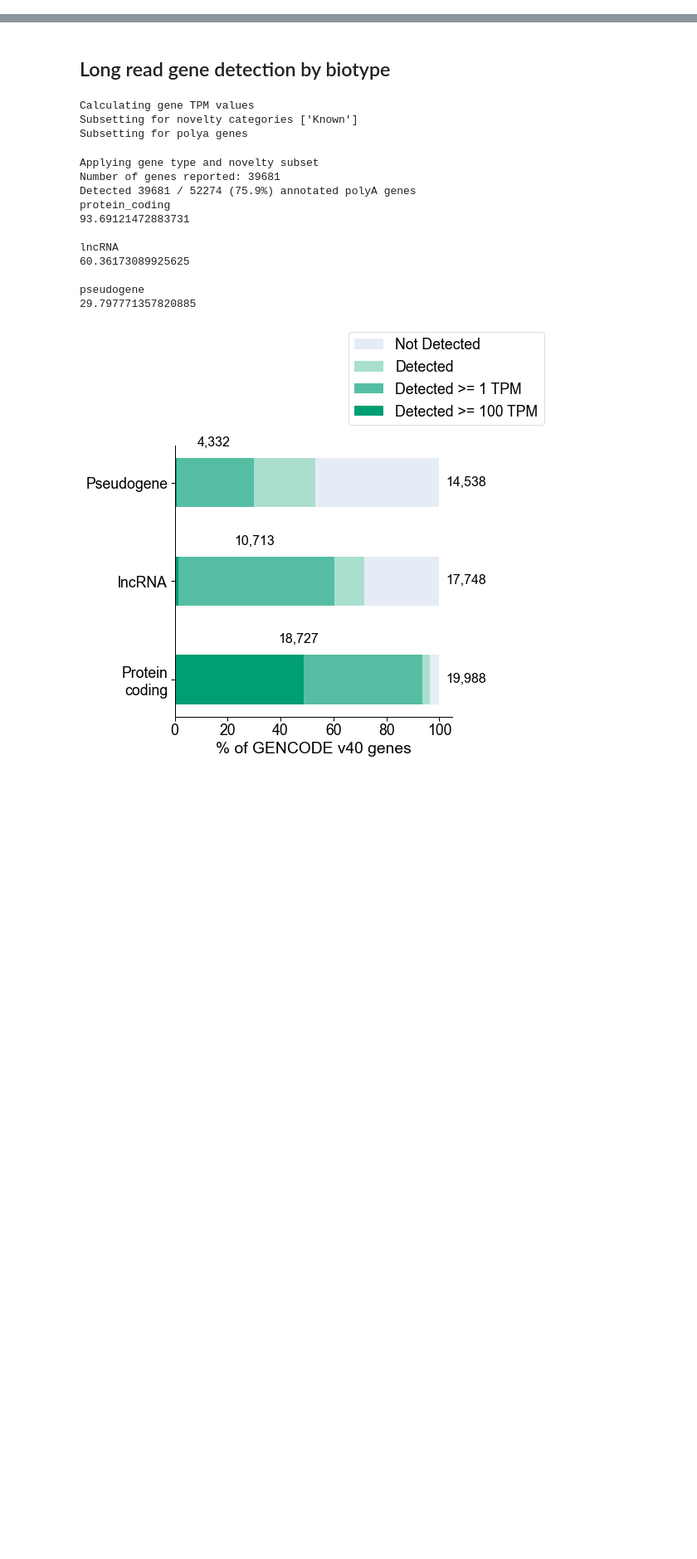
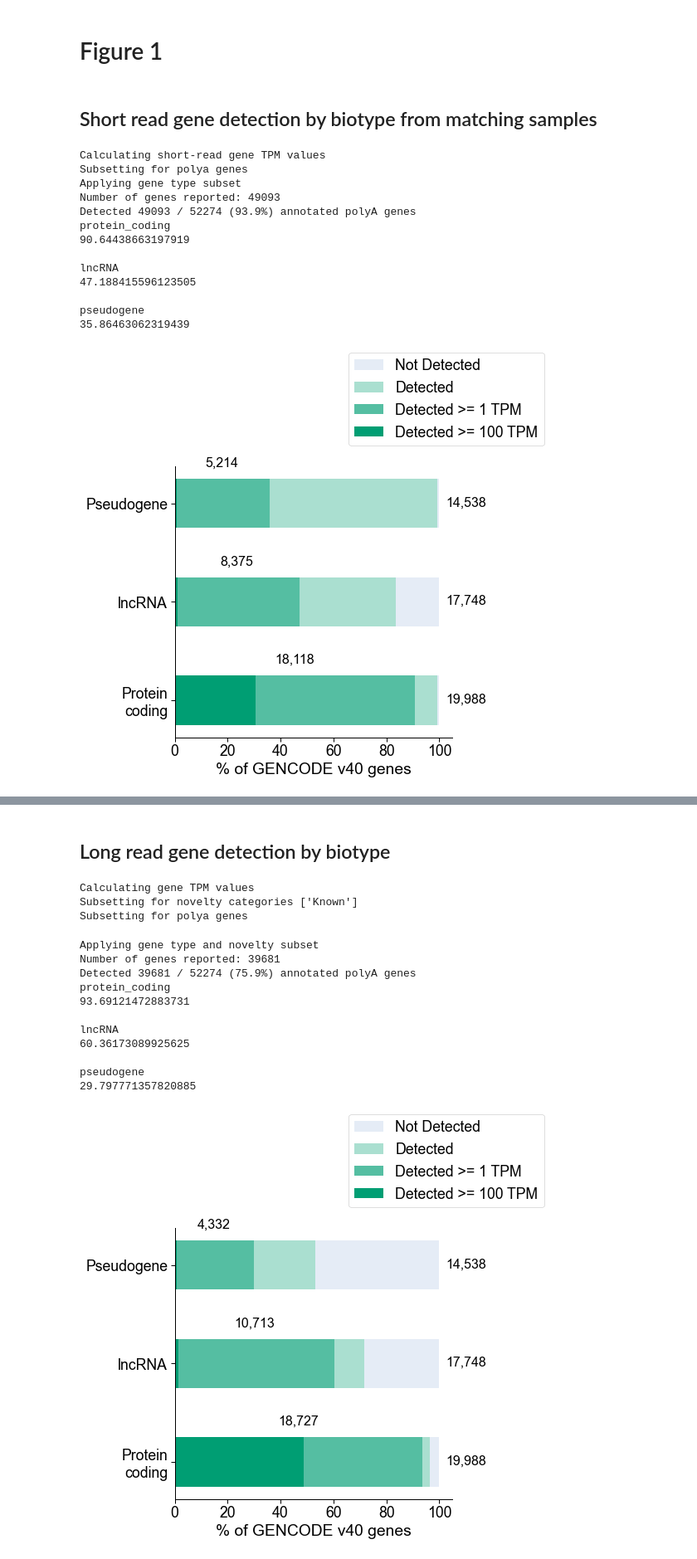
Before and after one commit to fairliereese/paper_rnawg, a Jupyter notebook: figures/fig1/fig1.ipynb, the cells around one changed output, grey strips where cells are left out. Shown at 83% size. Saved outputs shown, nothing was run; the diff lists cells and outputs as text; code cells hidden in the pictures; blank space fills up the shorter version.

```diff
--- a/figures/fig1/fig1.ipynb
+++ b/figures/fig1/fig1.ipynb
@@ -27,6 +27,8 @@ read_annot = '../'+expand(config['data']['read_annot'], species='human')[0]
 t_metadata = '../'+expand(config['ref']['cerberus']['t_info'], species='human')[0]
 lib_meta = '../'+expand(config['data']['meta'], species='human')[0]
 swan_file = '../'+expand(config['data']['sg'], species='human')[0]
+
+sr_ab = '../'+config['sr']['ab']
 
 
 ver = 'v40_cerberus'
@@ -36,3 +38,38 @@ obs_col = 'sample'
 go_gene_subset = 'protein_coding'
 
 m_lib_meta = '../'+expand(config['data']['meta'], species='mouse')[0]
+m_ab = '../'+expand(config['data']['ab'], species='mouse')[0]
+m_read_annot = '../'+expand(config['data']['read_annot'], species='mouse')[0]
+m_t_metadata = '../'+expand(config['ref']['cerberus']['t_info'], species='mouse')[0]
+m_swan_file = '../'+expand(config['data']['sg'], species='mouse')[0]
+
+
+
+
+mouse_ver = 'vM25_cerberus'
+# %% [markdown]
+# Figure 1
+# %% [markdown]
+## Short read gene detection by biotype from matching samples
+# %%
+df = pd.read_csv(sr_ab, sep='\t')
+plot_gene_det_by_biotype_tpm(df,
+                             how='sr',
+                             ver=ver,
+                             sample='lr_match',
+                             opref='figures/sr_lr_match')
+# %% [output]
+Calculating short-read gene TPM values
+Subsetting for polya genes
+Applying gene type subset
+Number of genes reported: 49093
+Detected 49093 / 52274 (93.9%) annotated polyA genes
+protein_coding
+90.64438663197919
+
+lncRNA
+47.188415596123505
+
+pseudogene
+35.86463062319439
+[figure, added]
```
Also changed, not shown: parts of 25 cells of this notebook, 11 other files.
